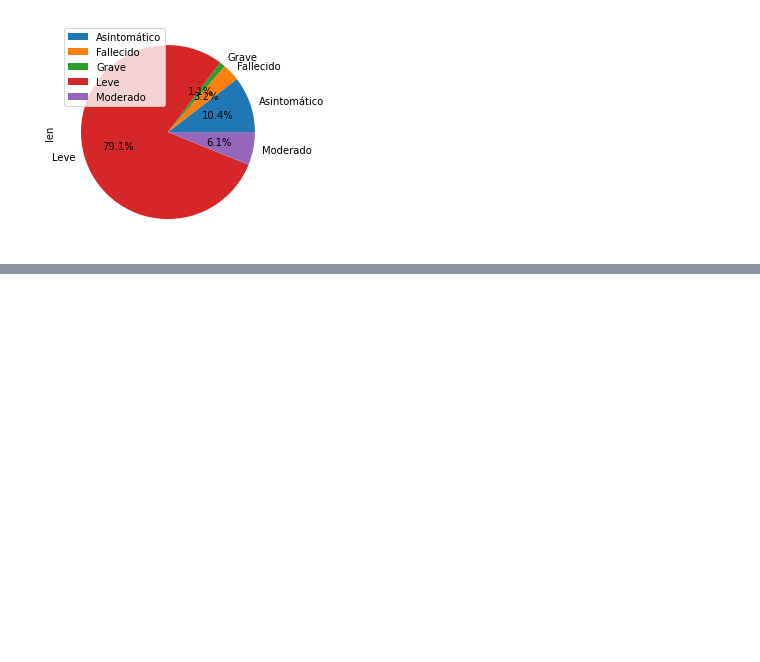
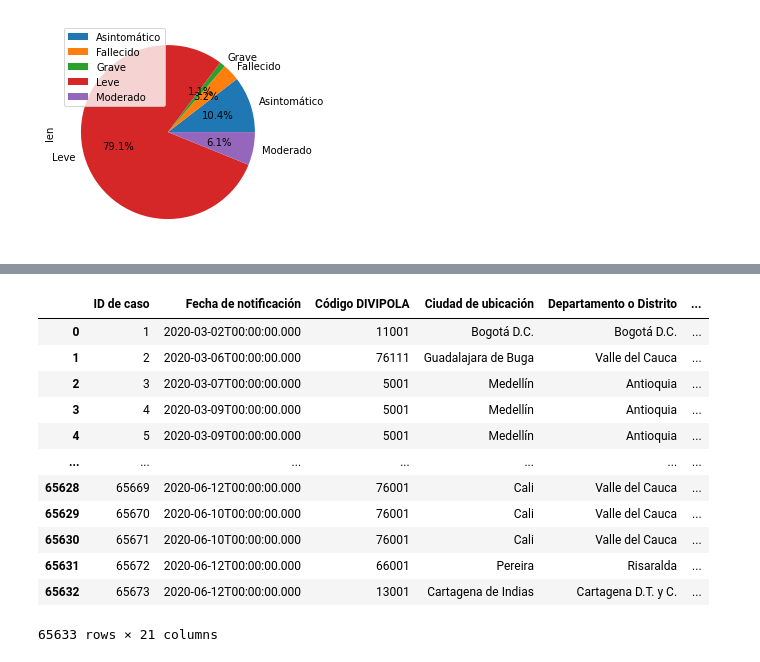
Before and after one commit to ikki2530/maths_python, a Jupyter notebook: basic_datascience/pandas_practice/covid19colombia/covid19colombia.ipynb, the cells around one changed output, grey strips where cells are left out. Cells and saved outputs as stored; diff of their text form; code cells hidden in the pictures; blank space fills up the shorter version.

```diff
--- a/basic_datascience/pandas_practice/covid19colombia/covid19colombia.ipynb
+++ b/basic_datascience/pandas_practice/covid19colombia/covid19colombia.ipynb
@@ -248,0 +264,17 @@ new_recuperados
+# %%
+df["Actual"] = np.nan
+df
+# %% [output]
+|  | ID de caso | Fecha de notificación | Código DIVIPOLA | Ciudad de ubicación | Departamento o Distrito | ... |
+| 0 | 1 | 2020-03-02T00:00:00.000 | 11001 | Bogotá D.C. | Bogotá D.C. | ... |
+| 1 | 2 | 2020-03-06T00:00:00.000 | 76111 | Guadalajara de Buga | Valle del Cauca | ... |
+| 2 | 3 | 2020-03-07T00:00:00.000 | 5001 | Medellín | Antioquia | ... |
+| 3 | 4 | 2020-03-09T00:00:00.000 | 5001 | Medellín | Antioquia | ... |
+| 4 | 5 | 2020-03-09T00:00:00.000 | 5001 | Medellín | Antioquia | ... |
+| ... | ... | ... | ... | ... | ... | ... |
+| 65628 | 65669 | 2020-06-12T00:00:00.000 | 76001 | Cali | Valle del Cauca | ... |
+| 65629 | 65670 | 2020-06-10T00:00:00.000 | 76001 | Cali | Valle del Cauca | ... |
+| 65630 | 65671 | 2020-06-10T00:00:00.000 | 76001 | Cali | Valle del Cauca | ... |
+| 65631 | 65672 | 2020-06-12T00:00:00.000 | 66001 | Pereira | Risaralda | ... |
+| 65632 | 65673 | 2020-06-12T00:00:00.000 | 13001 | Cartagena de Indias | Cartagena D.T. y C. | ... |
+65633 rows × 21 columns
```
Also changed, not shown: parts of 8 cells of this notebook.
